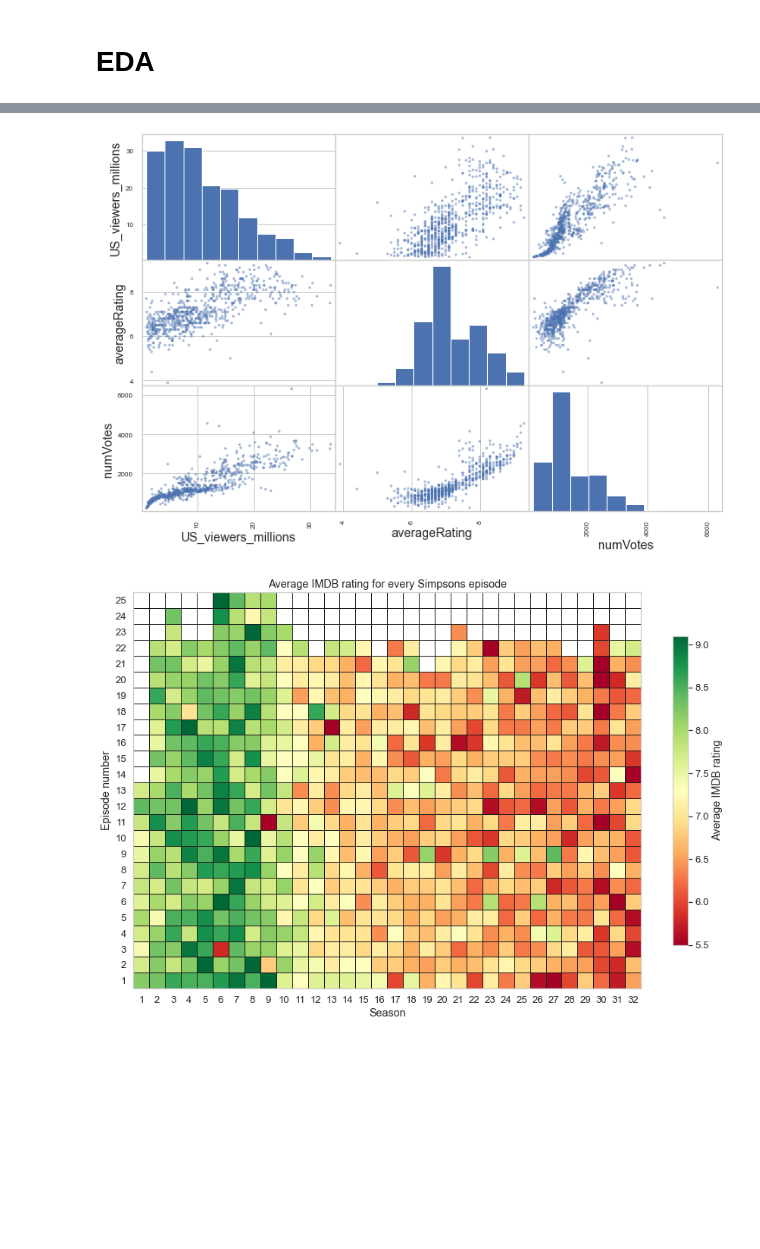
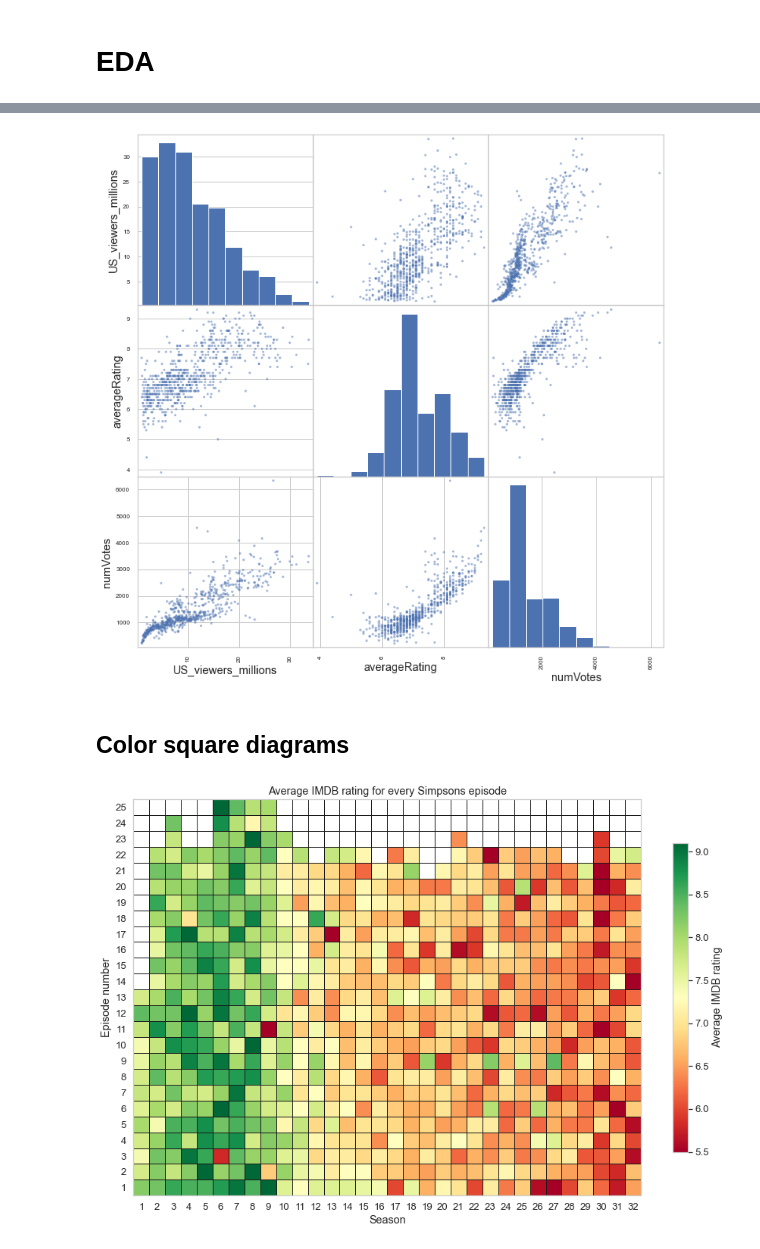
Before and after one commit to juan-td/web-scraping-misc, a Jupyter notebook: simpsons_web_scraping.ipynb, the cells around one changed output, grey strips where cells are left out. Saved outputs shown, nothing was run; the diff lists cells and outputs as text; code cells hidden in the pictures; blank space fills up the shorter version.

```diff
--- a/simpsons_web_scraping.ipynb
+++ b/simpsons_web_scraping.ipynb
@@ -57,6 +58,9 @@ episodes_df = pd.concat([episodes_df.iloc[:679],old_ep,new_ep,episodes_df.iloc[6
 # convert ratings to numerical values
 episodes_df['U.S. viewers(millions)'] = pd.to_numeric(episodes_df['U.S. viewers(millions)'].replace('\[.*\]','',regex=True))
 
+# convert dates to datetime
+episodes_df['Original air date'] = pd.to_datetime(episodes_df['Original air date'].replace('\[.*\]','',regex=True),infer_datetime_format=True)
+
 #change column names
 episodes_df.columns = ['overallNumber', 'episodeNumber', 'Title', 'Directed by', 'Written by',
        'Original air date', 'Prod.code', 'US_viewers_millions',
@@ -75,4 +81,4 @@ imdb_df = imdb_episodes_df.merge(imdb_ratings_df,on='tconst',how='inner')
 # %%
-simpsons_df = episodes_df.merge(imdb_df,on=['seasonNumber','episodeNumber'],how='inner')
+simpsons_df = episodes_df.merge(imdb_df,on=['seasonNumber','episodeNumber'],how='inner').drop(['Directed by', 'Written by','parentTconst',],axis=1)
 simpsons_df
 # %% [output]
@@ -101,8 +184,10 @@ plt.show()
 # %%
-pd.plotting.scatter_matrix(simpsons_df,figsize=(12,8),diagonal='hist')
+pd.plotting.scatter_matrix(simpsons_df,figsize=(12,12),diagonal='hist')
 plt.show()
 # %% [output]
-[figure, old version]
+[figure, new version]
+# %% [markdown]
+## Color square diagrams
 # %%
 def plot_color_square(column,label=None):
     if label is None:
```
Also changed, not shown: parts of 14 cells of this notebook.
